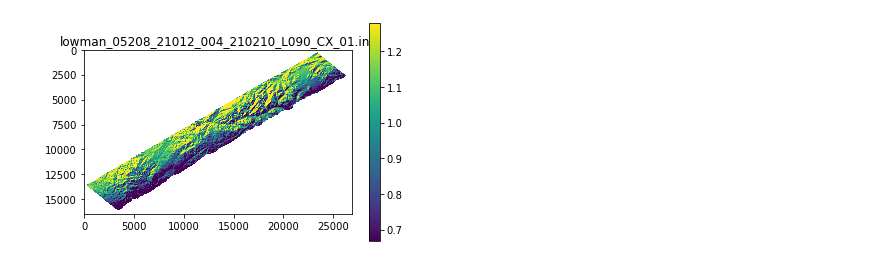
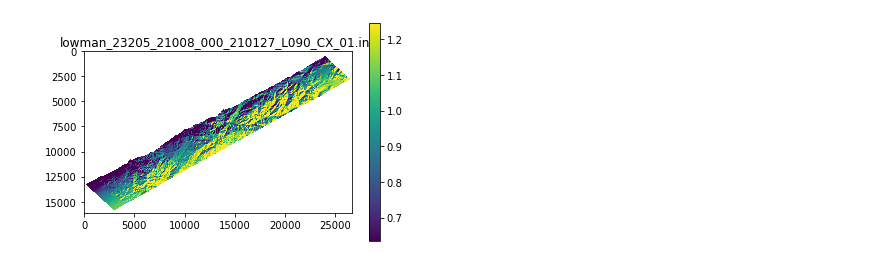
Before and after one commit to Surfix/snow-analytics, a Jupyter notebook: lowman/notebooks/1_Data-download-convert_inc.ipynb, the cells around one changed output. Cells and saved outputs as stored; diff of their text form; code cells hidden in the pictures.

Commit message:
uavsar_SWE_processing

```diff
--- a/lowman/notebooks/1_Data-download-convert_inc.ipynb
+++ b/lowman/notebooks/1_Data-download-convert_inc.ipynb
@@ -33,10 +33,11 @@ import pandas as pd
 # define outpout dir and list files
 output_dir = '/SNOWDATA/Nah/lowman/Incidence_Angle/'
 # %%
-single_url = 'https://datapool.asf.alaska.edu/INC/UA/lowman_05208_21012_004_210210_L090_CX_01.inc'
+single_url = 'http://uavsar.asfdaac.alaska.edu/UA_lowman_23205_21008_000_210127_L090_CX_01/lowman_23205_21008_000_210127_L090_CX_01.inc'
 image = UavsarImage(url = single_url, work_dir = output_dir,
-                    ann_url = 'https://datapool.asf.alaska.edu/METADATA/UA/lowman_05208_21012_004_210210_L090_CX_01.ann')
+                    ann_url = 'http://uavsar.asfdaac.alaska.edu/UA_lowman_23205_21008_000_210127_L090_CX_01/lowman_23205_21008_000_210127_L090_CX_01.ann'
+                    )
 image.url_to_tiff()
 image.show()
 # %% [output]
-[figure, old version]
+[figure, new version]
```
Also changed, not shown: parts of 1 cell of this notebook, 2 other files.
